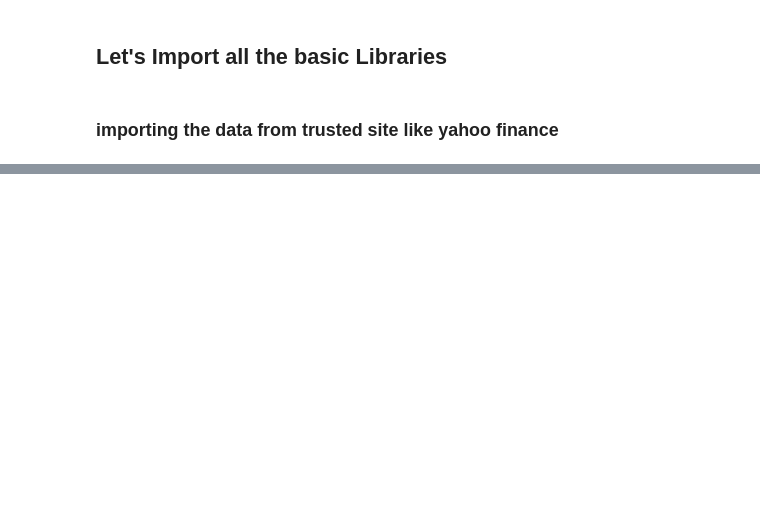
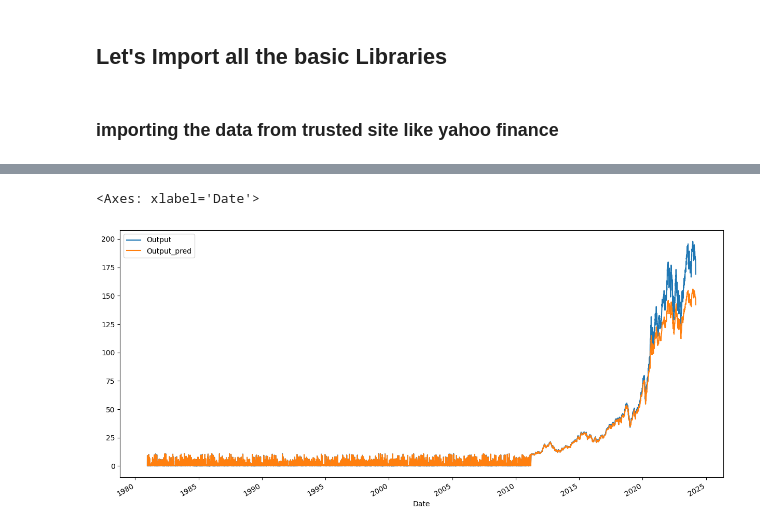
Before and after one commit to Vishalkm206/Stock-Market-Prediction, a Jupyter notebook: notebook.ipynb, the cells around one changed output, grey strips where cells are left out. Saved outputs shown, nothing was run; the diff lists cells and outputs as text; code cells hidden in the pictures; blank space fills up the shorter version.

```diff
--- a/notebook.ipynb
+++ b/notebook.ipynb
@@ -30,0 +145,2 @@ df
+# %%
+model.fit(x_train,y_train,validation_data=(x_val,y_val),epochs=100,batch_size=64,verbose=1)
@@ -30,0 +177,5 @@ df
+# %%
+### Lets Do the prediction and check performance metrics
+train_predict=model.predict(x_train)
+test_predict=model.predict(x_test)
+val_predict=model.predict(x_val)
@@ -30,0 +190,4 @@ df
+# %%
+train_predict=scaler.inverse_transform(train_predict)
+test_predict=scaler.inverse_transform(test_predict)
+val_predict=scaler.inverse_transform(val_predict)
@@ -30,0 +222,14 @@ df
+# %%
+pred_df_train = pd.DataFrame(scaler.inverse_transform(x_train.reshape(-1,x_train.shape[1])),index=df.index[context_window:training_size-len(x_val)-1])
+pred_df_train['Output']=scaler.inverse_transform(y_train.reshape(-1,1))
+pred_df_train['Output_pred']=train_predict
+
+pred_df_val = pd.DataFrame(scaler.inverse_transform(x_val.reshape(-1,x_val.shape[1])),index=df.index[training_size-len(x_val)-1:training_size-1])
+pred_df_val['Output']=scaler.inverse_transform(y_val.reshape(-1,1))
+pred_df_val['Output_pred']=val_predict
+
+pred_df_test = pd.DataFrame(scaler.inverse_transform(x_test.reshape(-1,x_test.shape[1])),index=df.index[training_size+context_window+1:])
+pred_df_test['Output']=scaler.inverse_transform(y_test.reshape(-1,1))
+pred_df_test['Output_pred']=test_predict
+pred_df = pd.concat([pred_df_train,pred_df_val, pred_df_test], ignore_index=False)
+pred_df
@@ -30,0 +251,5 @@ df
+# %%
+pred_df[['Output','Output_pred']].plot(figsize=(15,7))
+# %% [output]
+<Axes: xlabel='Date'>
+[figure, added]
```
Also changed, not shown: parts of 25 cells of this notebook, 4 other files.
